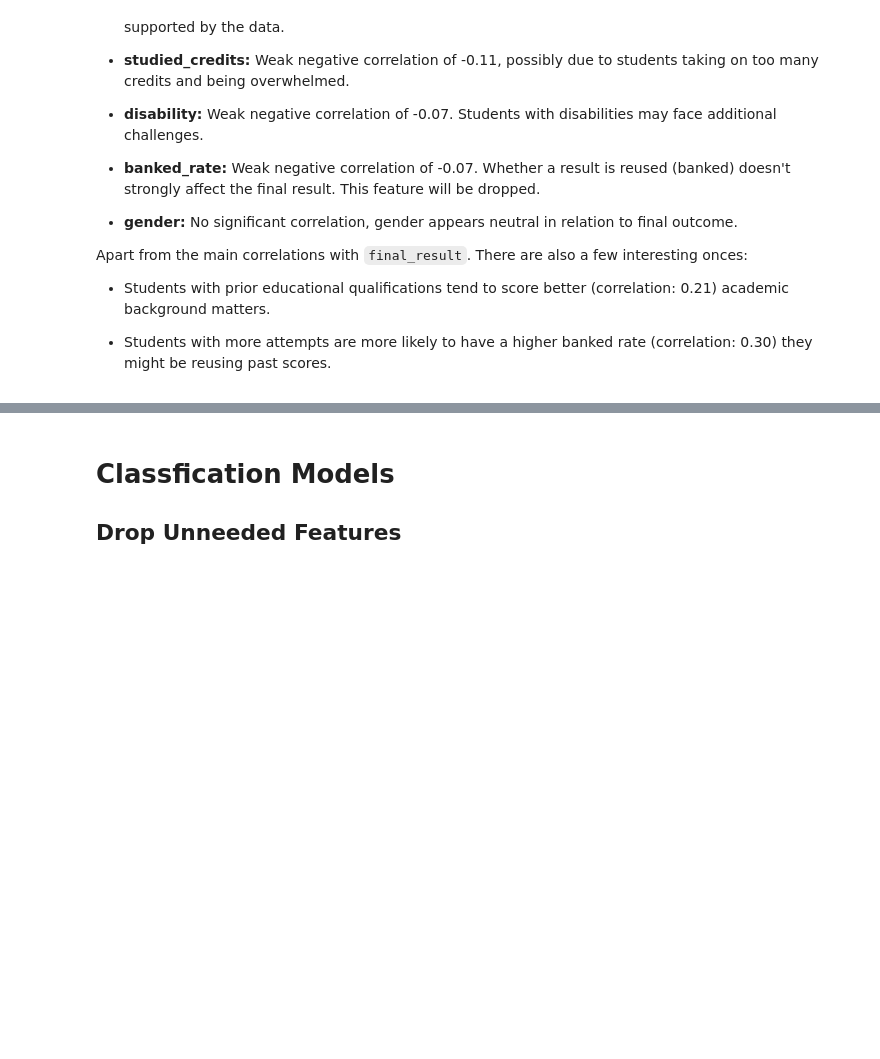
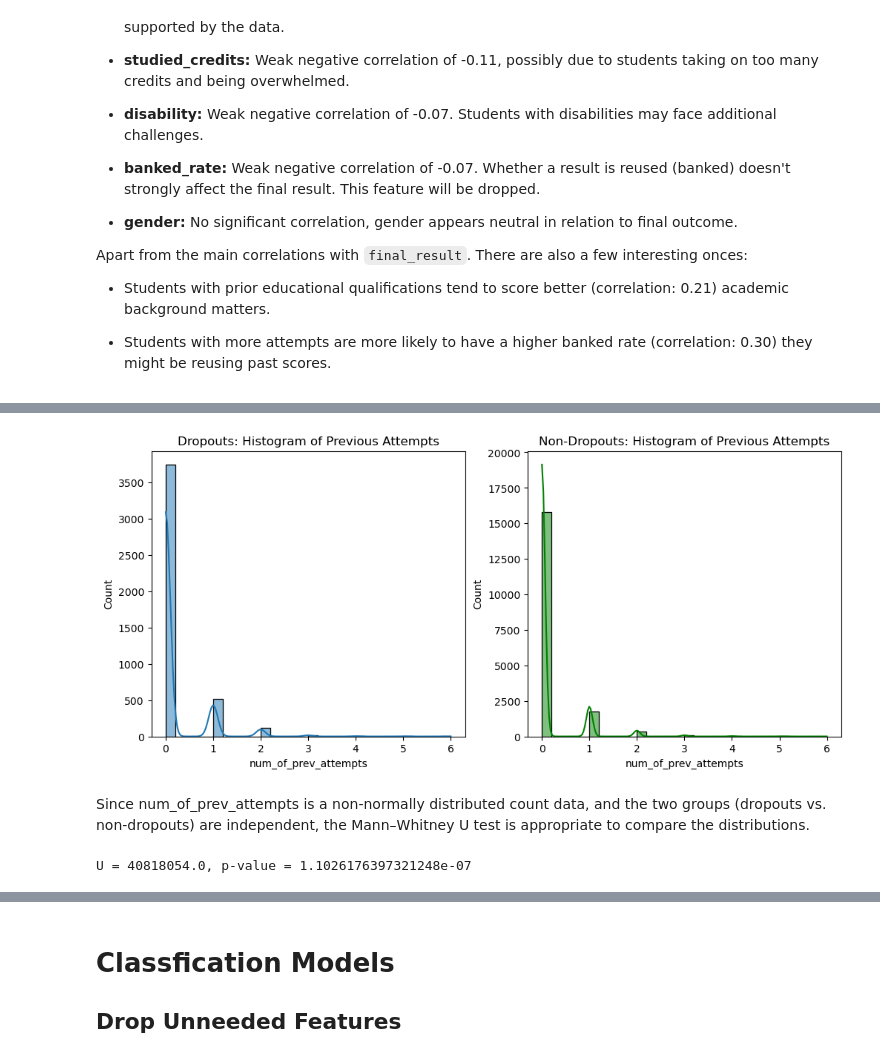
Before and after one commit to MScProjs/MScProject2025-Ali-Suhail, a Jupyter notebook: codes/models.ipynb, the cells around one changed output, grey strips where cells are left out. Saved outputs shown, nothing was run; the diff lists cells and outputs as text; code cells hidden in the pictures; blank space fills up the shorter version.

```diff
--- a/codes/models.ipynb
+++ b/codes/models.ipynb
@@ -4156,0 +4290,21 @@ Apart from the main correlations with `final_result`. There are also a few inter
+# %%
+dropouts_num_of_prev_attempts = train_early[train_early['final_result'] == 0]['num_of_prev_attempts']
+non_dropouts_num_of_prev_attempts = train_early[train_early['final_result'] != 0]['num_of_prev_attempts']
+
+plt.figure(figsize=(12, 5))
+plt.subplot(1, 2, 1)
+sns.histplot(dropouts_num_of_prev_attempts, kde=True, bins=30)
+plt.title('Dropouts: Histogram of Previous Attempts')
+plt.subplot(1, 2, 2)
+sns.histplot(non_dropouts_num_of_prev_attempts, kde=True, bins=30, color='green')
+plt.title('Non-Dropouts: Histogram of Previous Attempts')
+plt.show()
+# %% [output]
+[figure, added]
+# %% [markdown]
+Since num_of_prev_attempts is a non-normally distributed count data, and the two groups (dropouts vs. non-dropouts) are independent, the Mann–Whitney U test is appropriate to compare the distributions.
+# %%
+stat_num_of_prev_attempts, p_value_num_of_prev_attempts = mannwhitneyu(dropouts_num_of_prev_attempts, non_dropouts_num_of_prev_attempts, alternative='two-sided')
+print(f"U = {stat_num_of_prev_attempts}, p-value = {p_value_num_of_prev_attempts}")
+# %% [output]
+U = 40818054.0, p-value = 1.1026176397321248e-07
```
Also changed, not shown: parts of 49 cells of this notebook, 29 other files.
